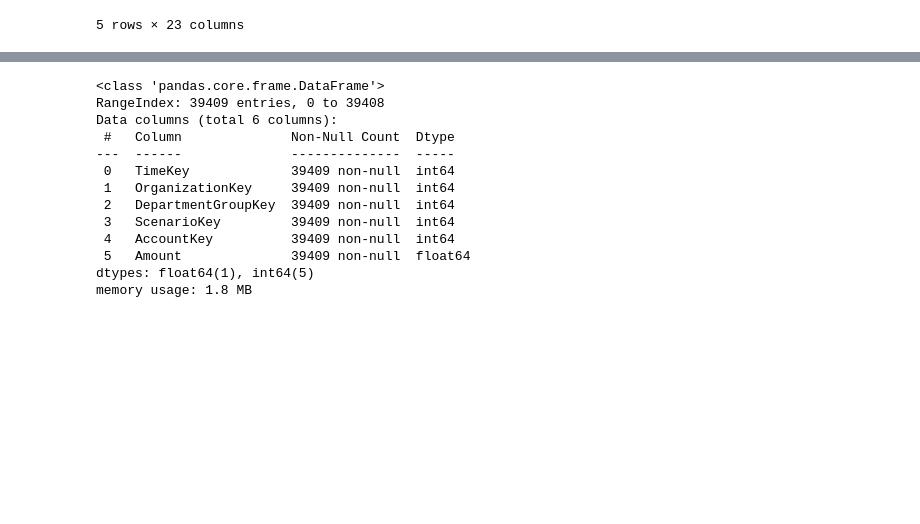
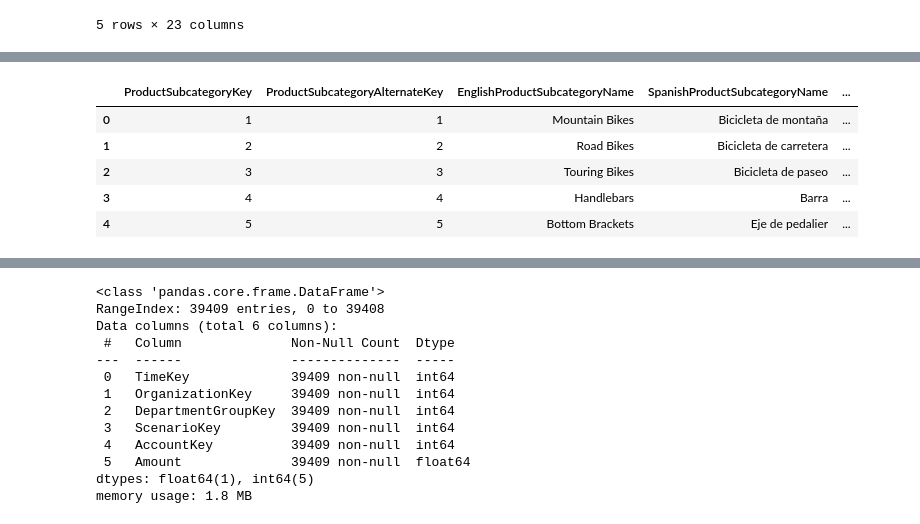
Before and after one commit to Rizukaf-id/UAS-VISUALISASI-DATA, a Jupyter notebook: notebook.ipynb, the cells around one changed output, grey strips where cells are left out. Saved outputs shown, nothing was run; the diff lists cells and outputs as text; code cells hidden in the pictures; blank space fills up the shorter version.

```diff
--- a/notebook.ipynb
+++ b/notebook.ipynb
@@ -56,0 +91,10 @@ dimention_reseller_df.head()
+# %%
+dimention_product_subcategory_df = pd.read_sql("SELECT * FROM dimproductsubcategory", engine)
+dimention_product_subcategory_df.head()
+# %% [output]
+|  | ProductSubcategoryKey | ProductSubcategoryAlternateKey | EnglishProductSubcategoryName | SpanishProductSubcategoryName | ... |
+| 0 | 1 | 1 | Mountain Bikes | Bicicleta de montaña | ... |
+| 1 | 2 | 2 | Road Bikes | Bicicleta de carretera | ... |
+| 2 | 3 | 3 | Touring Bikes | Bicicleta de paseo | ... |
+| 3 | 4 | 4 | Handlebars | Barra | ... |
+| 4 | 5 | 5 | Bottom Brackets | Eje de pedalier | ... |
```
Also changed, not shown: parts of 13 cells of this notebook.
